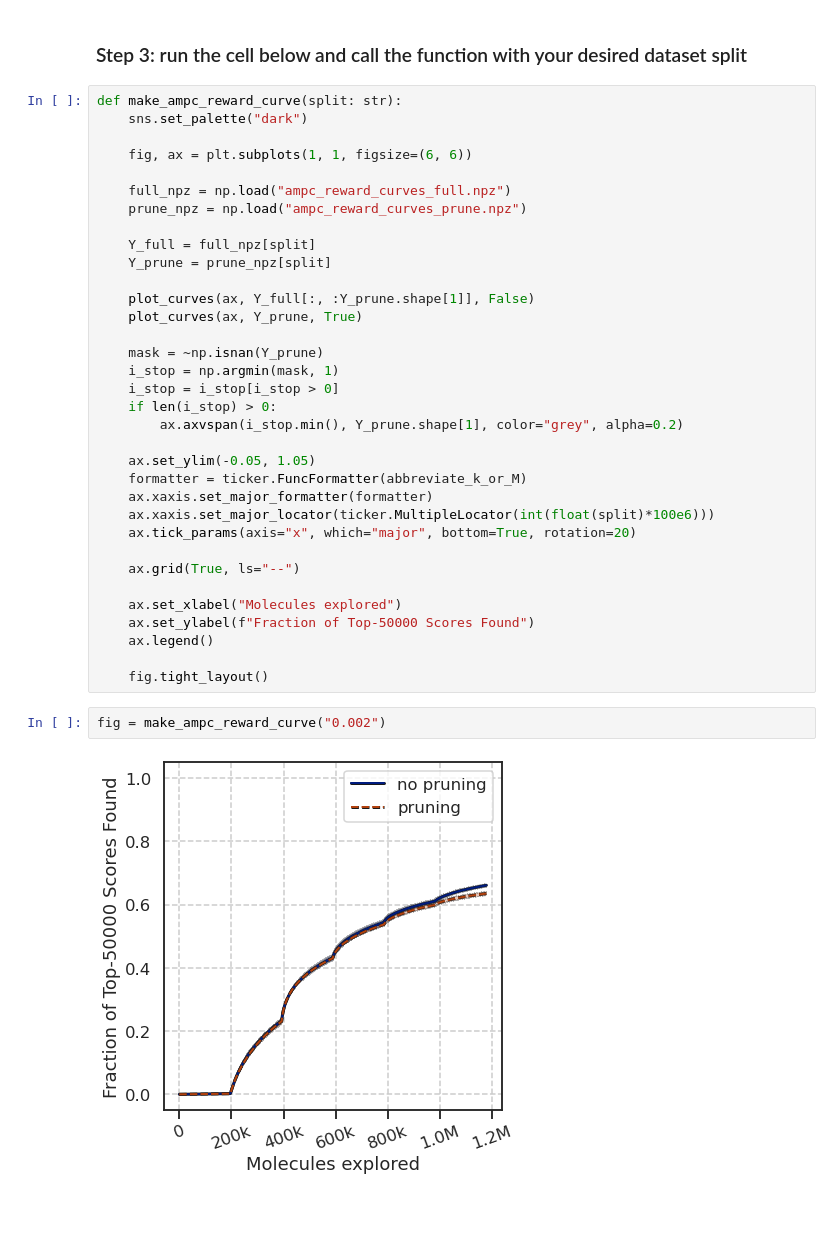
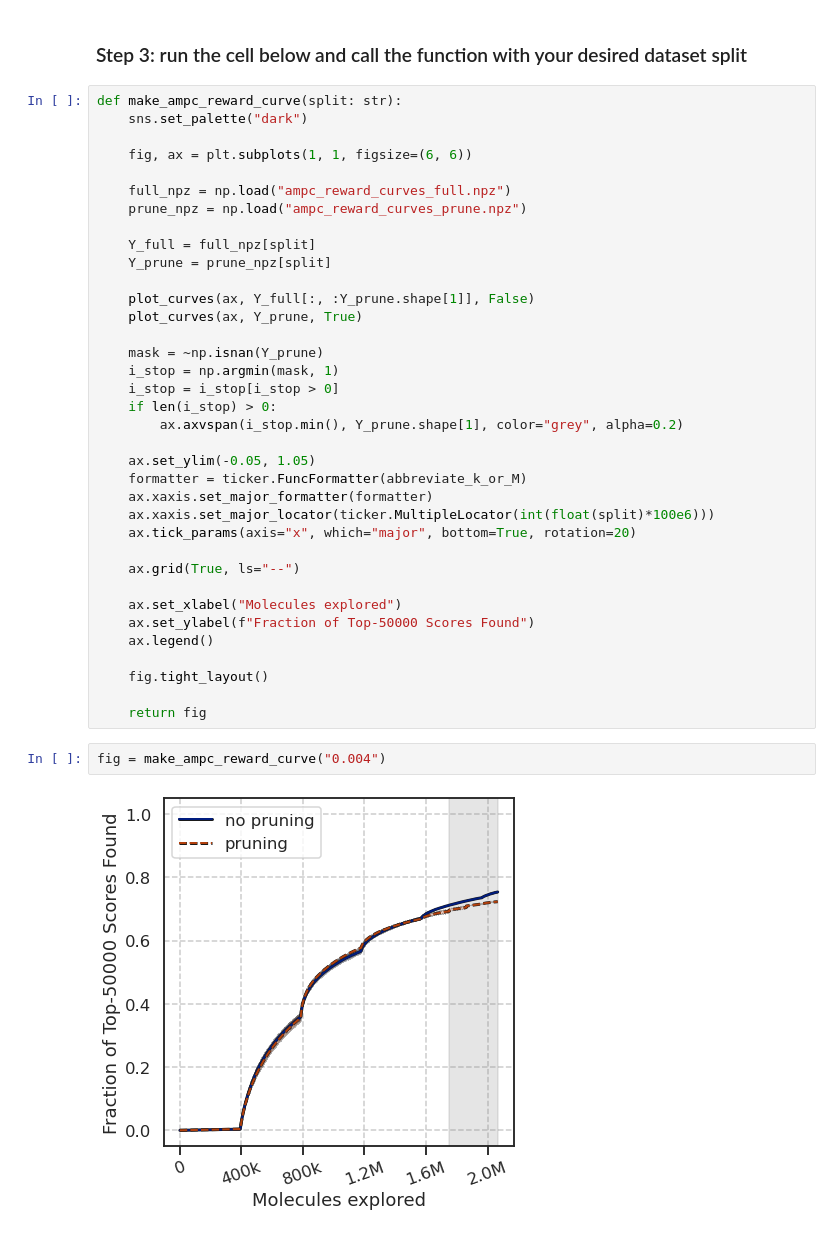
Before and after one commit to coleygroup/molpal, a Jupyter notebook: notebooks/hts+ampc-figures.ipynb, the cells around one changed output. Saved outputs shown, nothing was run; the diff lists cells and outputs as text.

```diff
--- a/notebooks/hts+ampc-figures.ipynb
+++ b/notebooks/hts+ampc-figures.ipynb
@@ -129,8 +129,10 @@ def make_ampc_reward_curve(split: str):
     ax.legend()
 
     fig.tight_layout()
+
+    return fig
 # %%
-fig = make_ampc_reward_curve("0.002")
+fig = make_ampc_reward_curve("0.004")
 # %% [output]
-[figure, old version]
+[figure, new version]
 # %%
```
Also changed, not shown: parts of 1 cell of this notebook.
